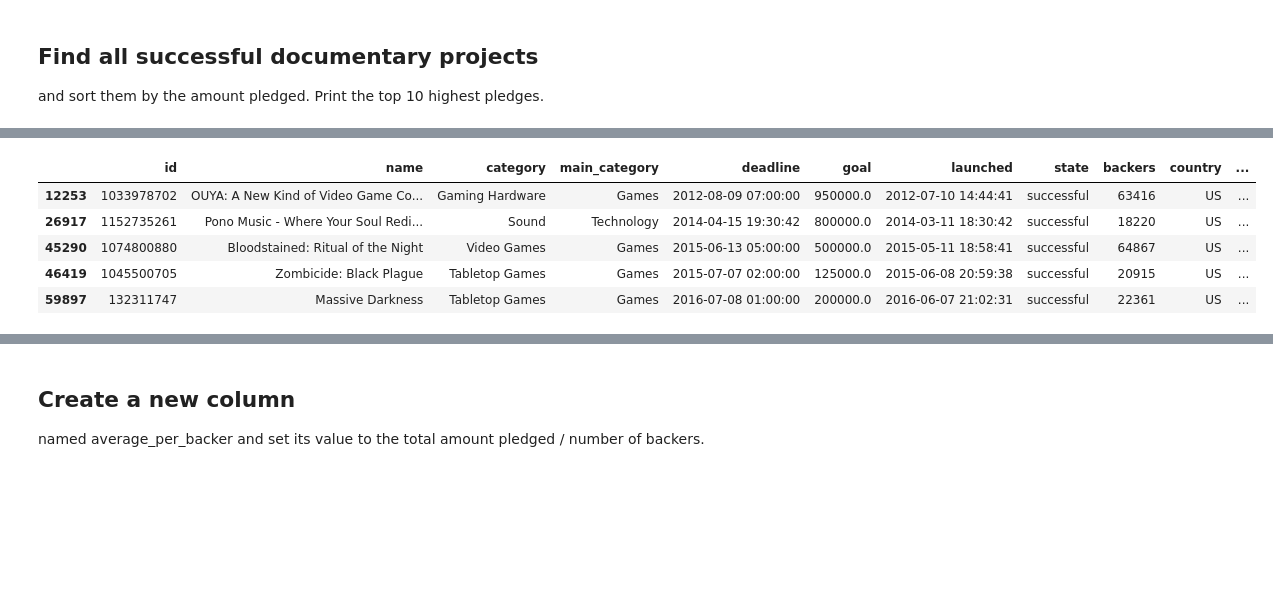
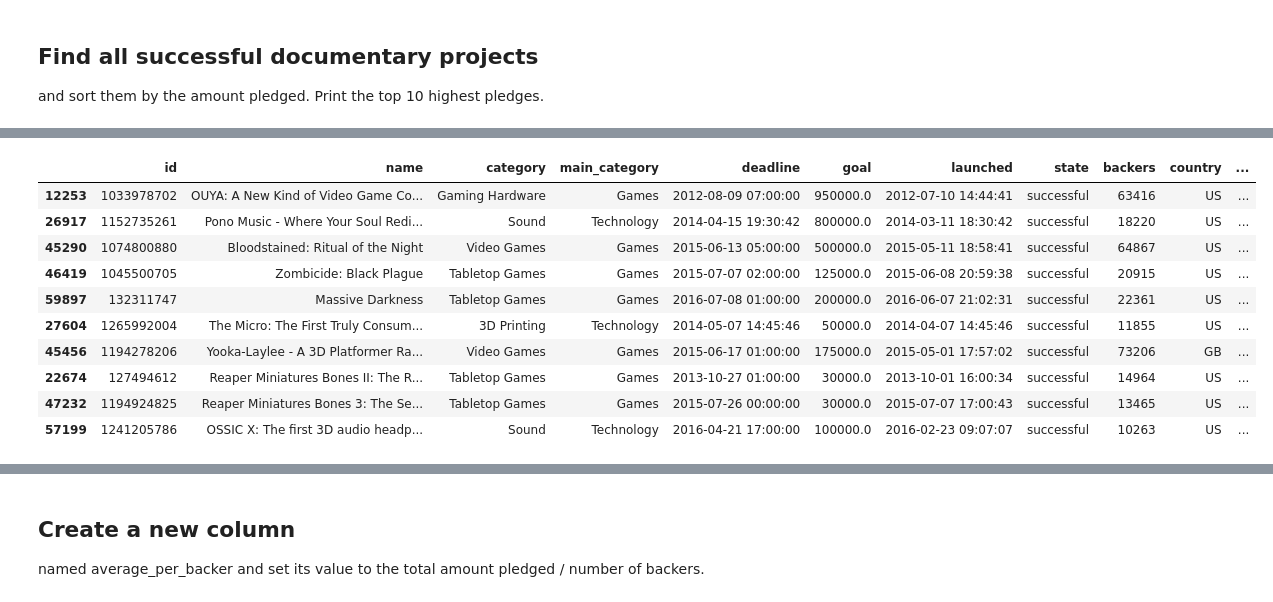
Before and after one commit to CharlesStockman/dataScience, a Jupyter notebook: magnimindAcademy/introduction_to_python/15_pandas/pandas.ipynb, the cells around one changed output, grey strips where cells are left out. Cells and saved outputs as stored; diff of their text form; code cells hidden in the pictures; blank space fills up the shorter version.

```diff
--- a/magnimindAcademy/introduction_to_python/15_pandas/pandas.ipynb
+++ b/magnimindAcademy/introduction_to_python/15_pandas/pandas.ipynb
@@ -99,9 +126,14 @@ data_frame_1.head()
 # %%
-data_frame_1.sort_values('usd_pledged', ascending=False)[0:10].head()
+data_frame_1.sort_values(by='usd_pledged', ascending=False).head(10)
 # %% [output]
 |  | id | name | category | main_category | deadline | goal | launched | state | backers | country | ... |
 | 12253 | 1033978702 | OUYA: A New Kind of Video Game Co... | Gaming Hardware | Games | 2012-08-09 07:00:00 | 950000.0 | 2012-07-10 14:44:41 | successful | 63416 | US | ... |
 | 26917 | 1152735261 | Pono Music - Where Your Soul Redi... | Sound | Technology | 2014-04-15 19:30:42 | 800000.0 | 2014-03-11 18:30:42 | successful | 18220 | US | ... |
 | 45290 | 1074800880 | Bloodstained: Ritual of the Night | Video Games | Games | 2015-06-13 05:00:00 | 500000.0 | 2015-05-11 18:58:41 | successful | 64867 | US | ... |
 | 46419 | 1045500705 | Zombicide: Black Plague | Tabletop Games | Games | 2015-07-07 02:00:00 | 125000.0 | 2015-06-08 20:59:38 | successful | 20915 | US | ... |
 | 59897 | 132311747 | Massive Darkness | Tabletop Games | Games | 2016-07-08 01:00:00 | 200000.0 | 2016-06-07 21:02:31 | successful | 22361 | US | ... |
+| 27604 | 1265992004 | The Micro: The First Truly Consum... | 3D Printing | Technology | 2014-05-07 14:45:46 | 50000.0 | 2014-04-07 14:45:46 | successful | 11855 | US | ... |
+| 45456 | 1194278206 | Yooka-Laylee - A 3D Platformer Ra... | Video Games | Games | 2015-06-17 01:00:00 | 175000.0 | 2015-05-01 17:57:02 | successful | 73206 | GB | ... |
+| 22674 | 127494612 | Reaper Miniatures Bones II: The R... | Tabletop Games | Games | 2013-10-27 01:00:00 | 30000.0 | 2013-10-01 16:00:34 | successful | 14964 | US | ... |
+| 47232 | 1194924825 | Reaper Miniatures Bones 3: The Se... | Tabletop Games | Games | 2015-07-26 00:00:00 | 30000.0 | 2015-07-07 17:00:43 | successful | 13465 | US | ... |
+| 57199 | 1241205786 | OSSIC X: The first 3D audio headp... | Sound | Technology | 2016-04-21 17:00:00 | 100000.0 | 2016-02-23 09:07:07 | successful | 10263 | US | ... |
```
Also changed, not shown: parts of 15 cells of this notebook, 4 other files.
